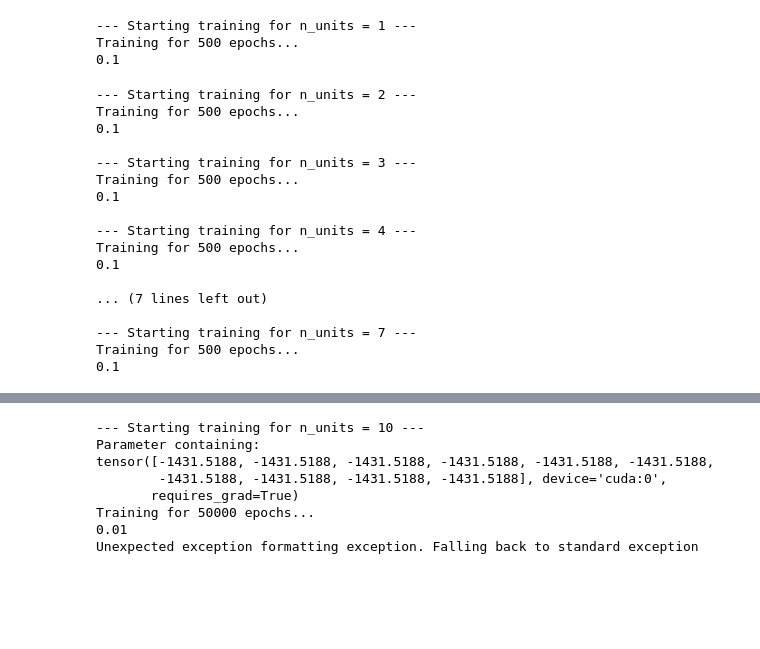
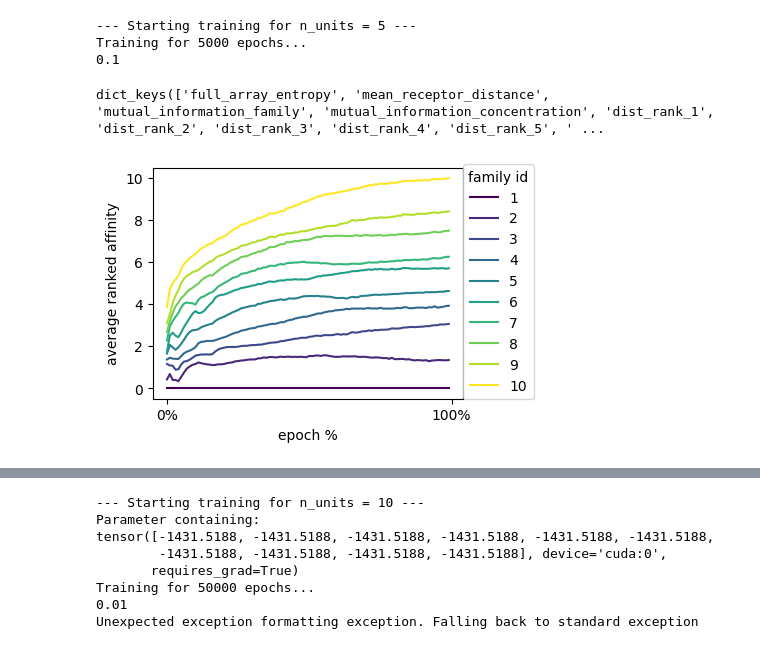
Before and after one commit to HugoLeRoy94/opt_bin_resp, a Jupyter notebook: run/notebooks/test_script.ipynb, the cells around one changed output, grey strips where cells are left out. Cells and saved outputs as stored; diff of their text form; code cells hidden in the pictures; blank space fills up the shorter version.

```diff
--- a/run/notebooks/test_script.ipynb
+++ b/run/notebooks/test_script.ipynb
@@ -75,7 +110,7 @@ Fitting UMAP... (This may take a few seconds)
 # %%
 prev_env = None
 train_out = list()
-fig,ax = plt.subplots(ncols=3,figsize=(12,4))
+#fig,ax = plt.subplots(ncols=2,figsize=(6,3))
 
 for n_units in n_units_list: # e.g., [1, 2, 3, 4, 5, ...]
     print(f"\n--- Starting training for n_units = {n_units} ---")
@@ -86,32 +121,46 @@ for n_units in n_units_list: # e.g., [1, 2, 3, 4, 5, ...]
     # Pass prev_env to start from the n-1 endpoint
     env, rec, loss_fn, optimize = initialize(CONF, SymmetricEnv=False, prev_env=prev_env)
 
-    train_out.append(train(CONF, env, rec, loss_fn, optimize, measurement_fns=[full_array_entropy, mean_receptor_distance,mutual_information_family,mutual_information_concentration]))
+    train_out.append(train(CONF, env, rec, loss_fn, optimize, measurement_fns=[full_array_entropy,
+                                                                                mean_receptor_distance,
+                                                                                mutual_information_family,
+                                                                                mutual_information_concentration,
+                                                                                rank_ordered_distances,
+                                                                                mean_specialization_index,
+                                                                                receptor_conditioned_entropy]))
 
     # Save the current environment to be the foundation for the next iteration
     prev_env = env
-
-    ax[0].plot(train_out[-1]['full_array_entropy'])
-    ax[1].plot(train_out[-1]['mutual_information_family'])
-    ax[2].plot(train_out[-1]['mutual_information_concentration'])
 # %% [output]
---- Starting training for n_units = 1 ---
-Training for 500 epochs...
+--- Starting training for n_units = 5 ---
+Training for 5000 epochs...
 0.1
---- Starting training for n_units = 2 ---
-Training for 500 epochs...
-0.1
-
---- Starting training for n_units = 3 ---
-Training for 500 epochs...
-0.1
-
---- Starting training for n_units = 4 ---
-Training for 500 epochs...
-0.1
-
-... (7 lines left out)
-
---- Starting training for n_units = 7 ---
-Training for 500 epochs...
-0.1
+# %%
+train_out[0].keys()
+# %% [output]
+dict_keys(['full_array_entropy', 'mean_receptor_distance', 'mutual_information_family', 'mutual_information_concentration', 'dist_rank_1', 'dist_rank_2', 'dist_rank_3', 'dist_rank_4', 'dist_rank_5', ' ...
+# %%
+
+import matplotlib.pyplot as plt
+import matplotlib.cm as cm
+
+fig, ax = plt.subplots(ncols=1, figsize=(4, 3))
+
+# Define the number of lines
+n_lines = 10
+
+for i in range(1, n_lines + 1):
+    # Normalize i to the range [0, 1] for the colormap
+    # Using (i-1)/(n_lines-1) ensures the first is dark purple and the last is bright yellow
+    color = cm.viridis((i - 1) / (n_lines - 1))
+
+    ax.plot(train_out[0]['dist_rank_' + str(i)],
+            label=f'{i}',
+            color=color)
+ax.set_xlabel('epoch %')
+ax.set_xticks([0,100],['0%','100%'])
+ax.set_ylabel('average ranked affinity')
+ax.legend(title='family id',loc=(1,0))
+plt.savefig('average_affinity.svg',bbox_inches='tight')
+# %% [output]
+[figure, added]
```
Also changed, not shown: parts of 11 cells of this notebook, 1 other file.
